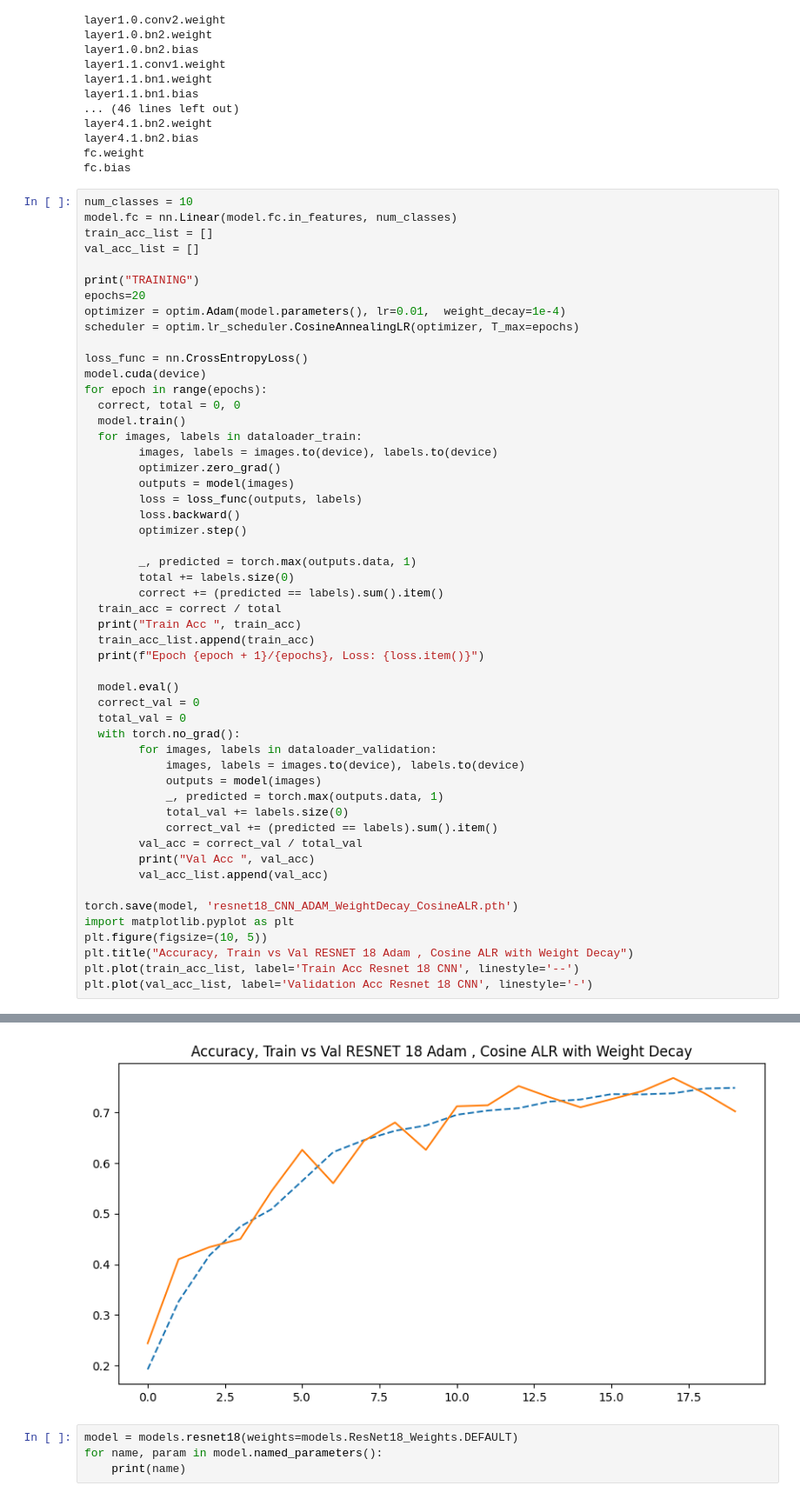
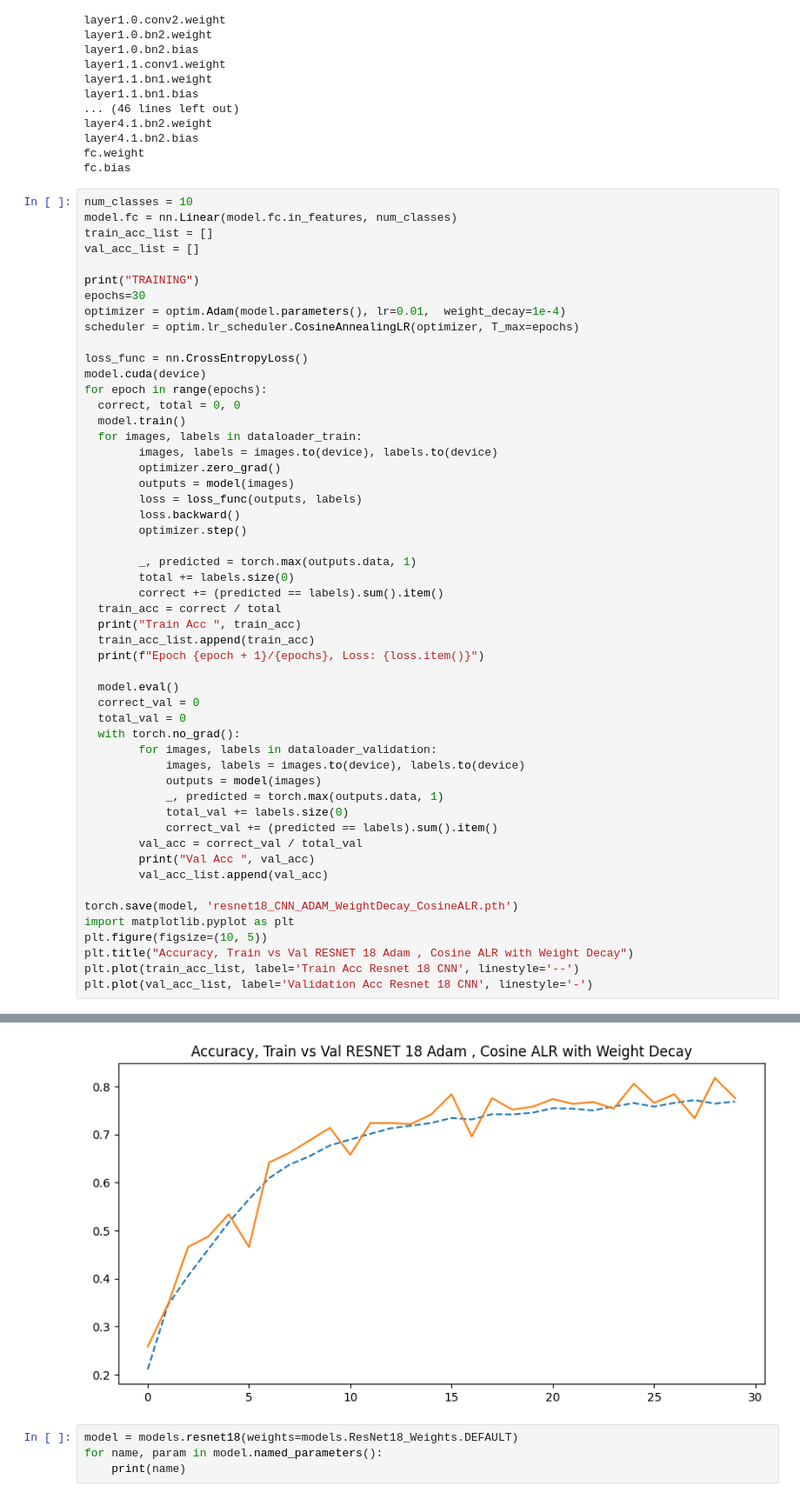
Before and after one commit to nishitmv/ML, a Jupyter notebook: CNNAssignment-RESNET18.ipynb, the cells around one changed output, grey strips where cells are left out. Shown: that part at 87% size. Drawn from its saved outputs; the diff is of its cells as text.

```diff
--- a/CNNAssignment-RESNET18.ipynb
+++ b/CNNAssignment-RESNET18.ipynb
@@ -442,7 +426,7 @@ train_acc_list = []
 val_acc_list = []
 
 print("TRAINING")
-epochs=20
+epochs=30
 optimizer = optim.Adam(model.parameters(), lr=0.01,  weight_decay=1e-4)
 scheduler = optim.lr_scheduler.CosineAnnealingLR(optimizer, T_max=epochs)
 
@@ -508,5 +492,5 @@ Val Acc  0.702
 [<matplotlib.lines.Line2D at 0x...>]
-[figure, old version]
+[figure, new version]
 # %%
 model = models.resnet18(weights=models.ResNet18_Weights.DEFAULT)
 for name, param in model.named_parameters():
```
Also changed, not shown: parts of 9 cells of this notebook, 2 other files.
